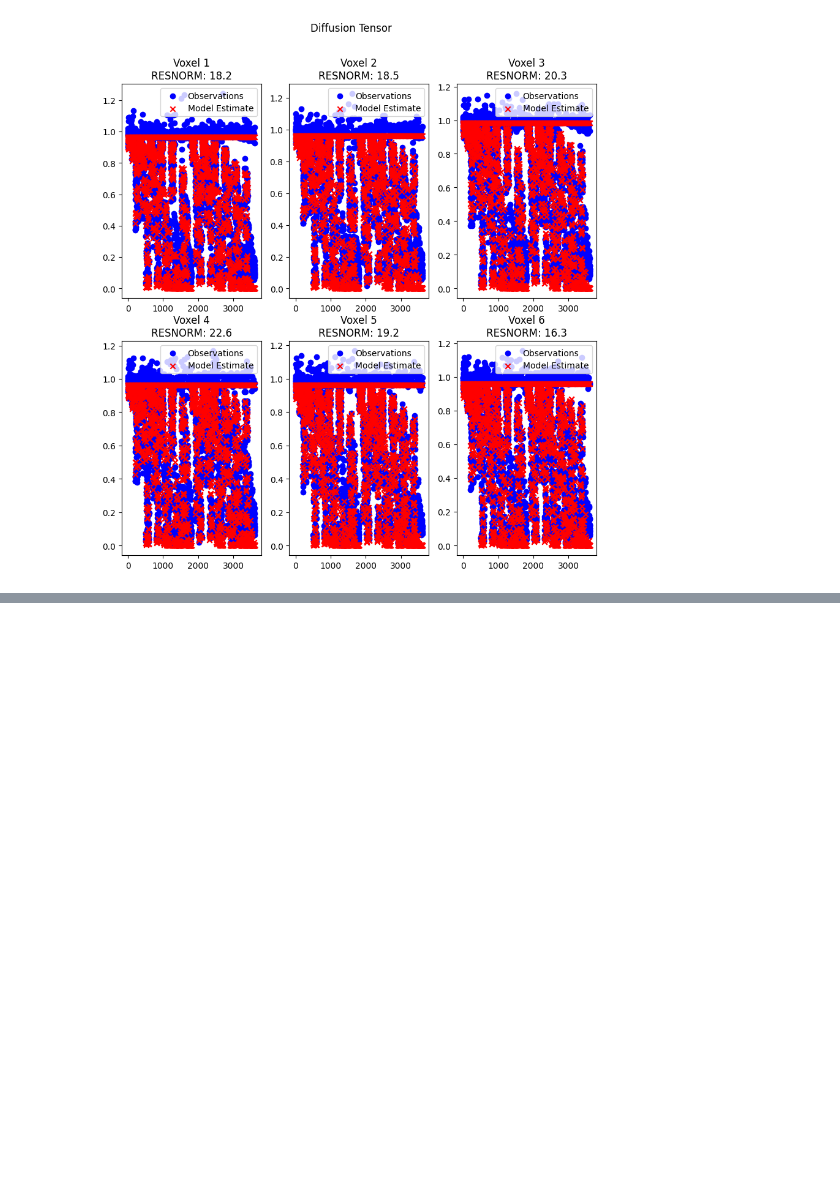
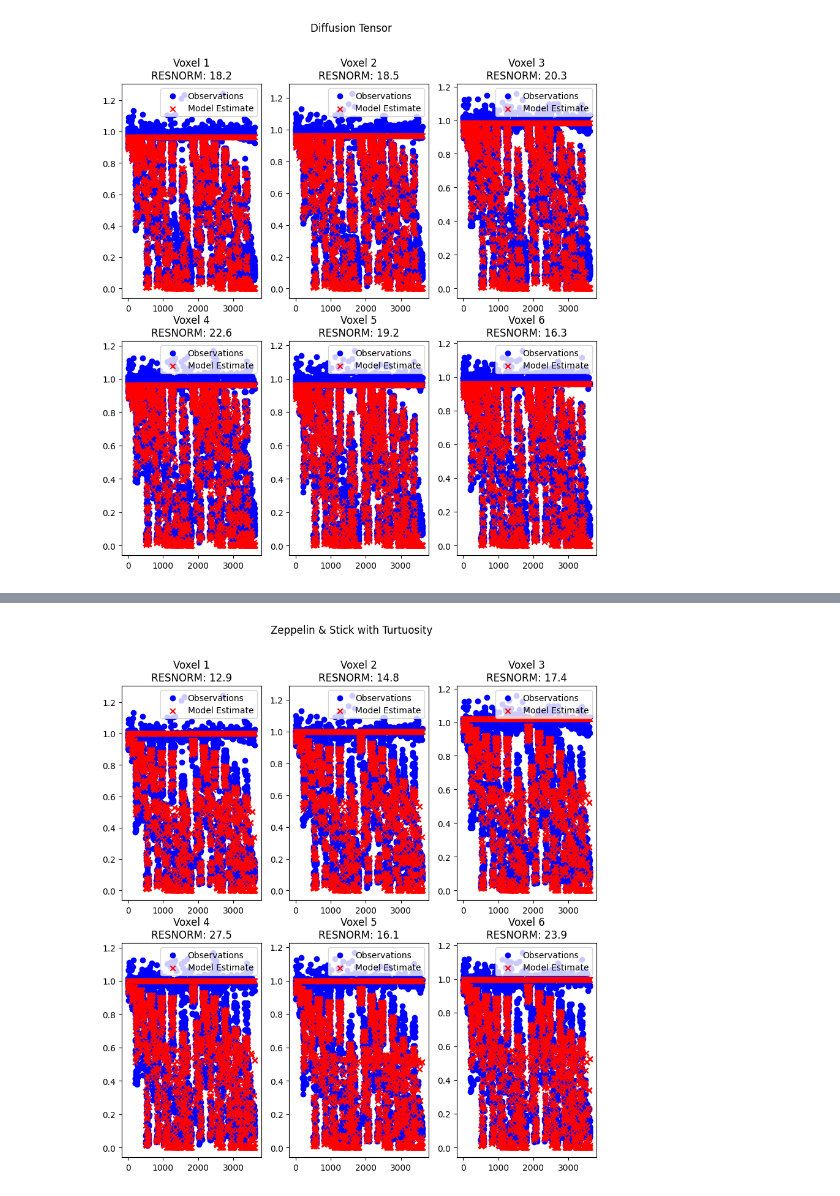
Before and after one commit to fclarke1/modelling-bio-imaging-comp0118, a Jupyter notebook: assignment_1/q1_1.ipynb, the cells around one changed output, grey strips where cells are left out. Drawn from its saved outputs; the diff is of its cells as text; code cells hidden in the pictures; blank space fills up the shorter version.

```diff
--- a/assignment_1/q1_1.ipynb
+++ b/assignment_1/q1_1.ipynb
@@ -1055,0 +1125,16 @@ model_plot_results(DT_model, DT_results, D, DT_SSD_results, 'Diffusion Tensor')
+# %%
+# Use the transform to find the parameters constrained
+zep_stick_tur_startx = np.array([1,1e-3,0.5,1,1])
+
+# solve for x in each voxel
+num_param = zep_stick_tur_startx.size
+max_iter = 60
+
+zep_stick_tur_results = np.zeros(shape=(num_vox, num_param))
+zep_stick_tur_SSD_results = np.zeros(shape=(num_vox))
+
+for vox in range(num_vox):
+    x, min_SSD, min_SSD_count = model_SSD_constrained_findSSDmin(zeppelin_stick_tur_constrained_SSD, zeppelin_stick_tur_transform, zeppelin_stick_tur_transform_inv, max_iter, zep_stick_tur_startx, D[:,vox])
+    zep_stick_tur_results[vox] = zeppelin_stick_tur_transform(x)
+    zep_stick_tur_SSD_results[vox] = min_SSD
+    print(find_N_for_95percent_global_min(min_SSD_count / max_iter))
@@ -1055,0 +1148,4 @@ model_plot_results(DT_model, DT_results, D, DT_SSD_results, 'Diffusion Tensor')
+# %%
+model_plot_results(zeppelin_stick_tur_model, zep_stick_tur_results, D, zep_stick_tur_SSD_results, 'Zeppelin & Stick with Turtuosity')
+# %% [output]
+[figure, added]
```
Also changed, not shown: parts of 6 cells of this notebook, 1 other file.
